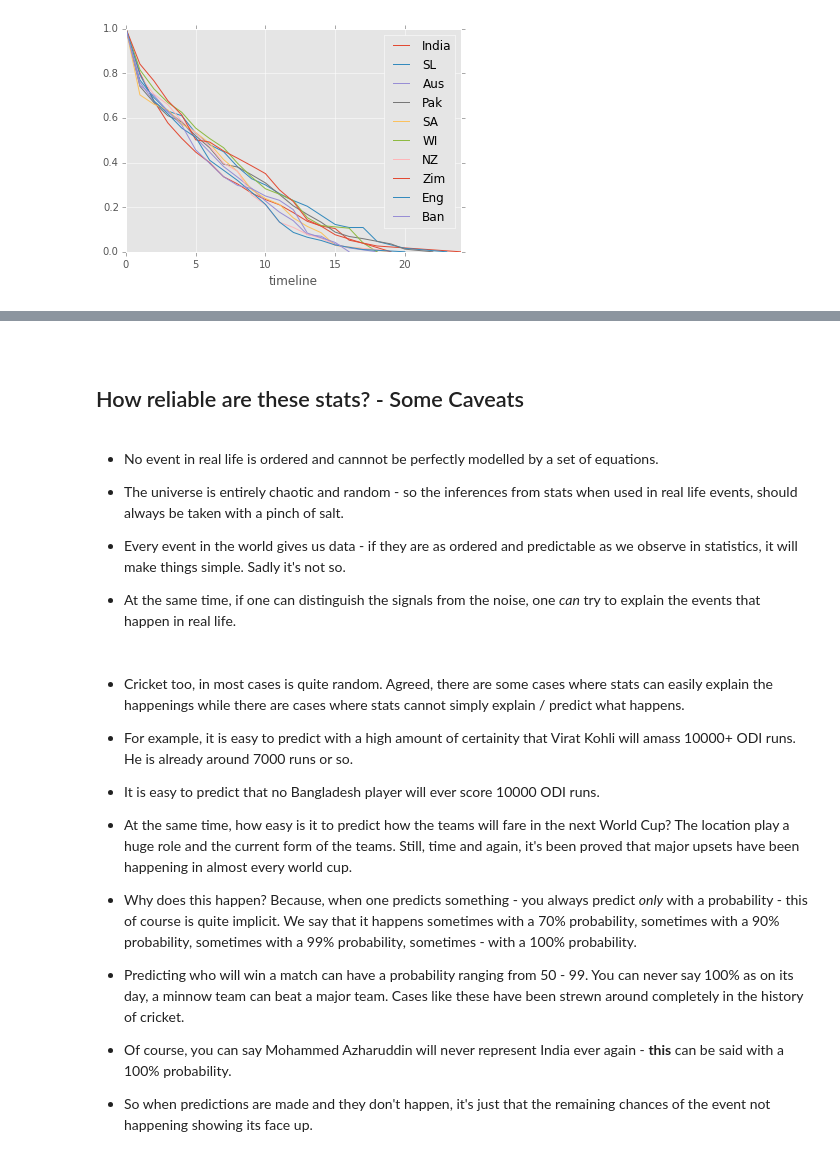
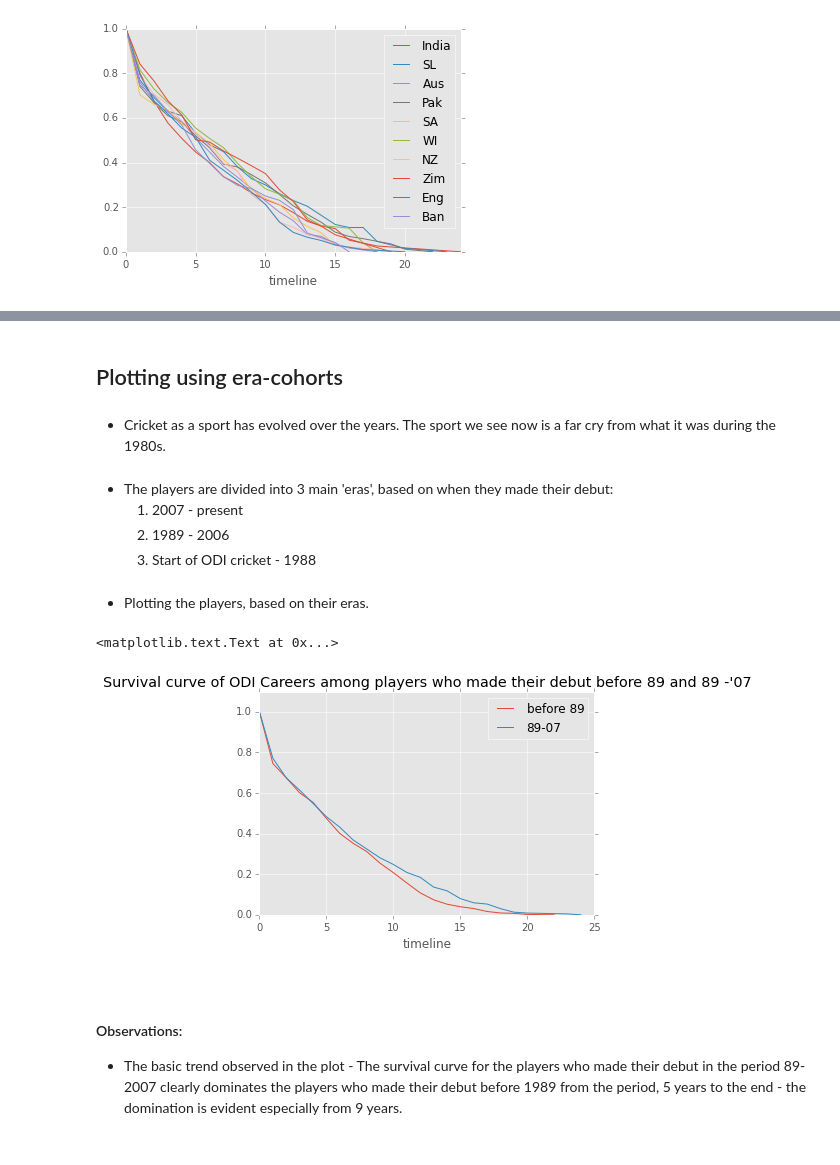
Before and after one commit to keshavramaswamy/ipython-notebooks, a Jupyter notebook: survival_analysis.ipynb, the cells around one changed output, grey strips where cells are left out. Saved outputs shown, nothing was run; the diff lists cells and outputs as text; code cells hidden in the pictures.

```diff
--- a/survival_analysis.ipynb
+++ b/survival_analysis.ipynb
@@ -623,36 +629,43 @@ for country in countries_type:
+# %% [markdown]
+## Plotting using era-cohorts
+# %% [markdown]
+* Cricket as a sport has evolved over the years. The sport we see now is a far cry from what it was during the 1980s.
+# %% [markdown]
+* The players are divided into 3 main 'eras', based on when they made their debut:
+    1. 2007 - present
+    2. 1989 - 2006
+    3. Start of ODI cricket - 1988
+# %%
+type_era = []
+for index, row in df_censor.iterrows():
+    if row.career_start_date < 1989:
+        type_era.append('0')
+    if row.career_start_date >= 1989 and row.career_start_date < 2007:
+        type_era.append('1')
+    if row.career_start_date >= 2007:
+        type_era.append('2')
+df_censor['type_era'] = pd.Series(type_era)
+# %% [markdown]
+* Plotting the players, based on their eras.
+# %%
+from lifelines import KaplanMeierFitter
+era_0 = df_censor.query("type_era == '0'")
+era_1 = df_censor.query("type_era == '1'")
+kmf = KaplanMeierFitter()
+ax = plt.subplot(111)
+kmf.fit(era_0.career_length, event_observed=era_0.censor, label="before 89")
+kmf.survival_function_.plot(ax=ax)
+kmf.fit(era_1.career_length, event_observed=era_1.censor, label="89-07")
+kmf.survival_function_.plot(ax=ax)
+plt.ylim(0,1.1)
+plt.xlim(0,25)
+plt.title("Survival curve of ODI Careers among players who made their debut before 89 and 89 -'07 ")
+# %% [output]
+<matplotlib.text.Text at 0x...>
+[figure, added]
 # %% [markdown]
-<a id='caveats'></a>
+<a id='era_obs_inf'></a>
-# %% [markdown]
-## How reliable are these stats?  - Some Caveats
-# %% [markdown]
-* No event in real life is ordered and cannnot be perfectly modelled by a set of equations.
-
-* The universe is entirely chaotic and random - so the inferences from stats when used in real life events, should always be taken with a pinch of salt.
-
-* Every event in the world gives us data -  if they are as ordered and predictable as we observe in statistics, it will make things simple. Sadly it's not so.
-
-* At the same time, if one can distinguish the signals from the noise, one *can* try to explain the events that happen in real life.
-# %% [markdown]
-* Cricket too, in most cases is quite random. Agreed, there are some cases where stats can easily explain the happenings while there are cases where stats cannot simply explain / predict what happens.
-
-
-* For example, it is easy to predict with a high amount of certainity that Virat Kohli will amass 10000+ ODI runs. He is already around 7000 runs or so.
-
-
-* It is easy to predict that no Bangladesh player will ever score 10000 ODI runs.
-
-
-* At the same time, how easy is it to predict how the teams will fare in the next World Cup? The location play a huge role and the current form of the  teams. Still, time and again, it's been proved that major upsets have been happening in almost every world cup.
-
-
-* Why does this happen? Because, when one predicts something - you always predict *only* with a probability - this of course is quite implicit. We say that it happens sometimes with a 70% probability, sometimes with a 90% probability, sometimes with a 99% probability, sometimes - with a 100% probability.
-
-
-* Predicting who will win a match can have a probability ranging from 50 - 99. You can never say 100% as on its day,
-    a minnow team can beat a major team. Cases like these have been strewn around completely in the history of cricket.
-
-
-* Of course, you can say Mohammed Azharuddin will never represent India ever again - **this** can be said with a 100% probability.
-
-
-* So when predictions are made and they don't happen, it's just that the remaining chances of the event not happening showing its face up.
+# %% [markdown]
+#### Observations:
+* The basic trend observed in the plot -
+    The survival curve for the players who made their debut in the period 89-2007 clearly dominates the players who made their debut before 1989 from the period, 5 years to the end - the domination is evident especially from 9 years.
```
Also changed, not shown: parts of 8 cells of this notebook.
